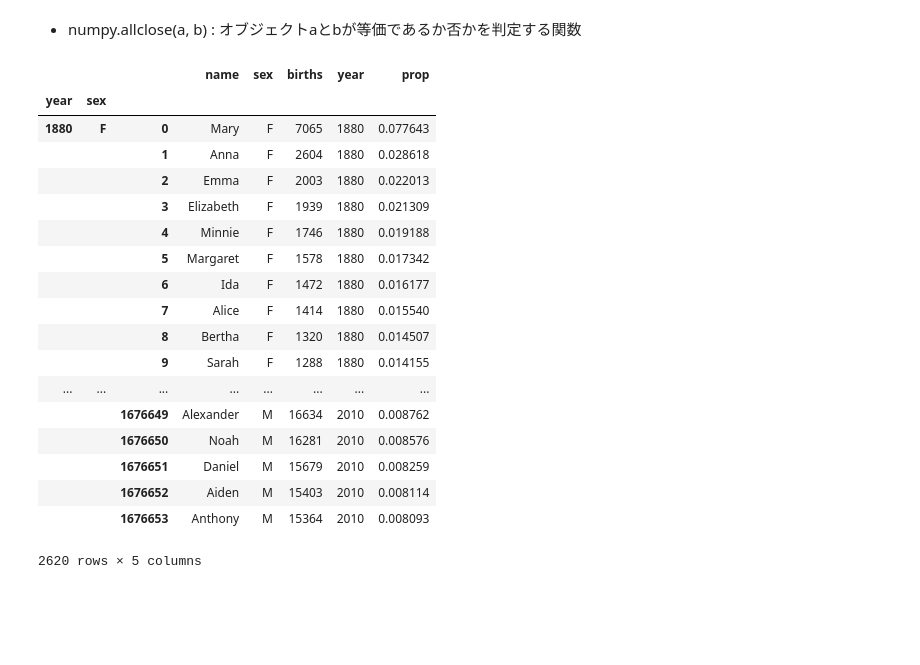
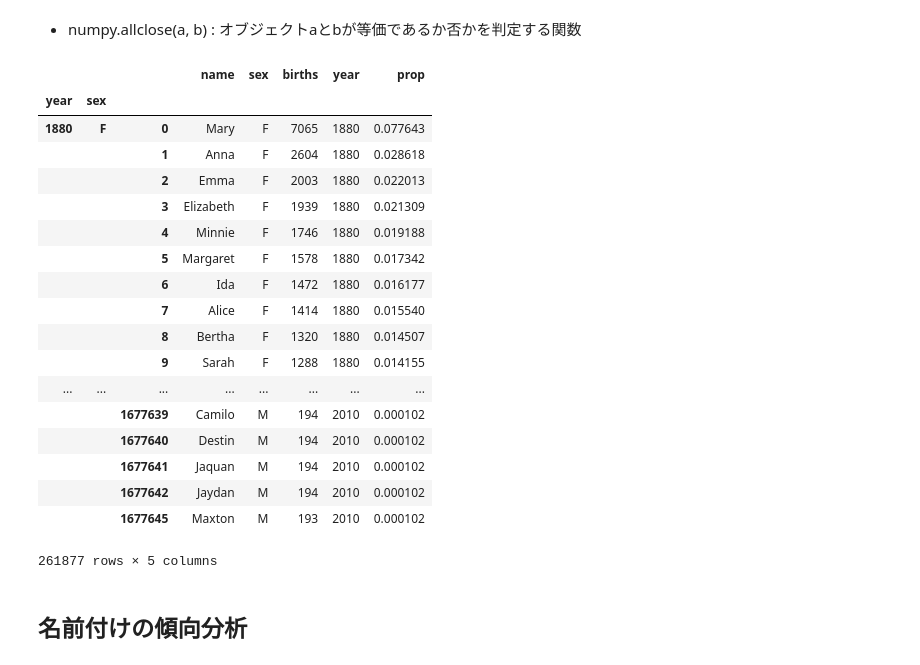
Before and after one commit to kawasaki2013/PythonForDataAnalysis, a Jupyter notebook: ch02_2.3_tok.ipynb, the cells around one changed output. Saved outputs shown, nothing was run; the diff lists cells and outputs as text; code cells hidden in the pictures; blank space fills up the shorter version.

```diff
--- a/ch02_2.3_tok.ipynb
+++ b/ch02_2.3_tok.ipynb
@@ -129,26 +130,28 @@ True
 # %%
 # year, sex別に上位１０００件の名前を抽出する
 def get_top1000(group):
-    return group.sort_index(by='births', ascending=False)[:10]
+    return group.sort_index(by='births', ascending=False)[:1000]
 top1000 = names.groupby(['year', 'sex']).apply(get_top1000)
 top1000
 # %% [output]
 |  |  |  | name | sex | births | year | prop |
 | year | sex |  |  |  |  |  |  |
 | 1880 | F | 0 | Mary | F | 7065 | 1880 | 0.077643 |
 |  |  | 1 | Anna | F | 2604 | 1880 | 0.028618 |
 |  |  | 2 | Emma | F | 2003 | 1880 | 0.022013 |
 |  |  | 3 | Elizabeth | F | 1939 | 1880 | 0.021309 |
 |  |  | 4 | Minnie | F | 1746 | 1880 | 0.019188 |
 |  |  | 5 | Margaret | F | 1578 | 1880 | 0.017342 |
 |  |  | 6 | Ida | F | 1472 | 1880 | 0.016177 |
 |  |  | 7 | Alice | F | 1414 | 1880 | 0.015540 |
 |  |  | 8 | Bertha | F | 1320 | 1880 | 0.014507 |
 |  |  | 9 | Sarah | F | 1288 | 1880 | 0.014155 |
 | ... | ... | ... | ... | ... | ... | ... | ... |
-|  |  | 1676649 | Alexander | M | 16634 | 2010 | 0.008762 |
-|  |  | 1676650 | Noah | M | 16281 | 2010 | 0.008576 |
-|  |  | 1676651 | Daniel | M | 15679 | 2010 | 0.008259 |
-|  |  | 1676652 | Aiden | M | 15403 | 2010 | 0.008114 |
-|  |  | 1676653 | Anthony | M | 15364 | 2010 | 0.008093 |
+|  |  | 1677639 | Camilo | M | 194 | 2010 | 0.000102 |
+|  |  | 1677640 | Destin | M | 194 | 2010 | 0.000102 |
+|  |  | 1677641 | Jaquan | M | 194 | 2010 | 0.000102 |
+|  |  | 1677642 | Jaydan | M | 194 | 2010 | 0.000102 |
+|  |  | 1677645 | Maxton | M | 193 | 2010 | 0.000102 |
-2620 rows × 5 columns
+261877 rows × 5 columns
+# %% [markdown]
+## 名前付けの傾向分析
```
Also changed, not shown: parts of 34 cells of this notebook, 9 other files.
